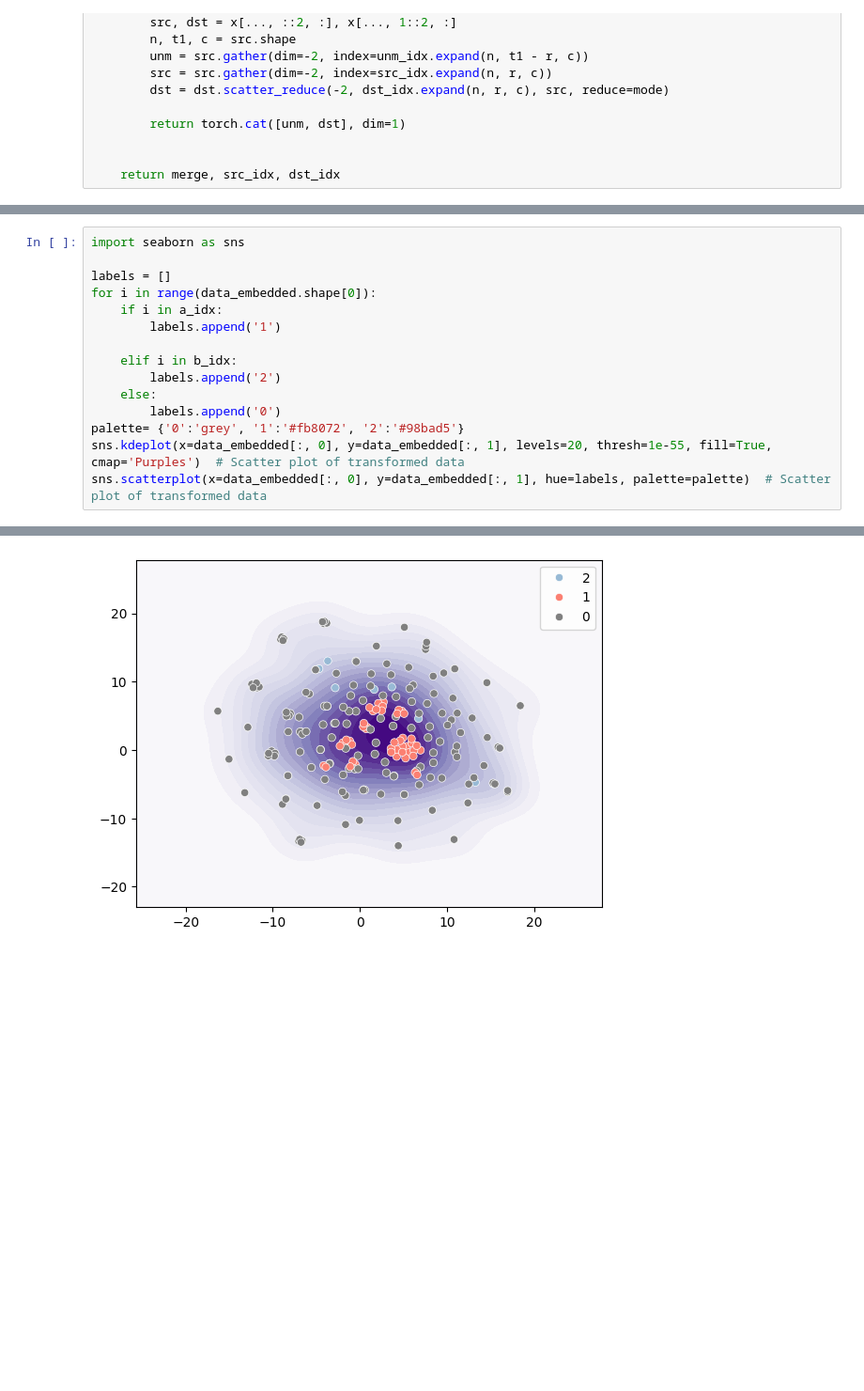
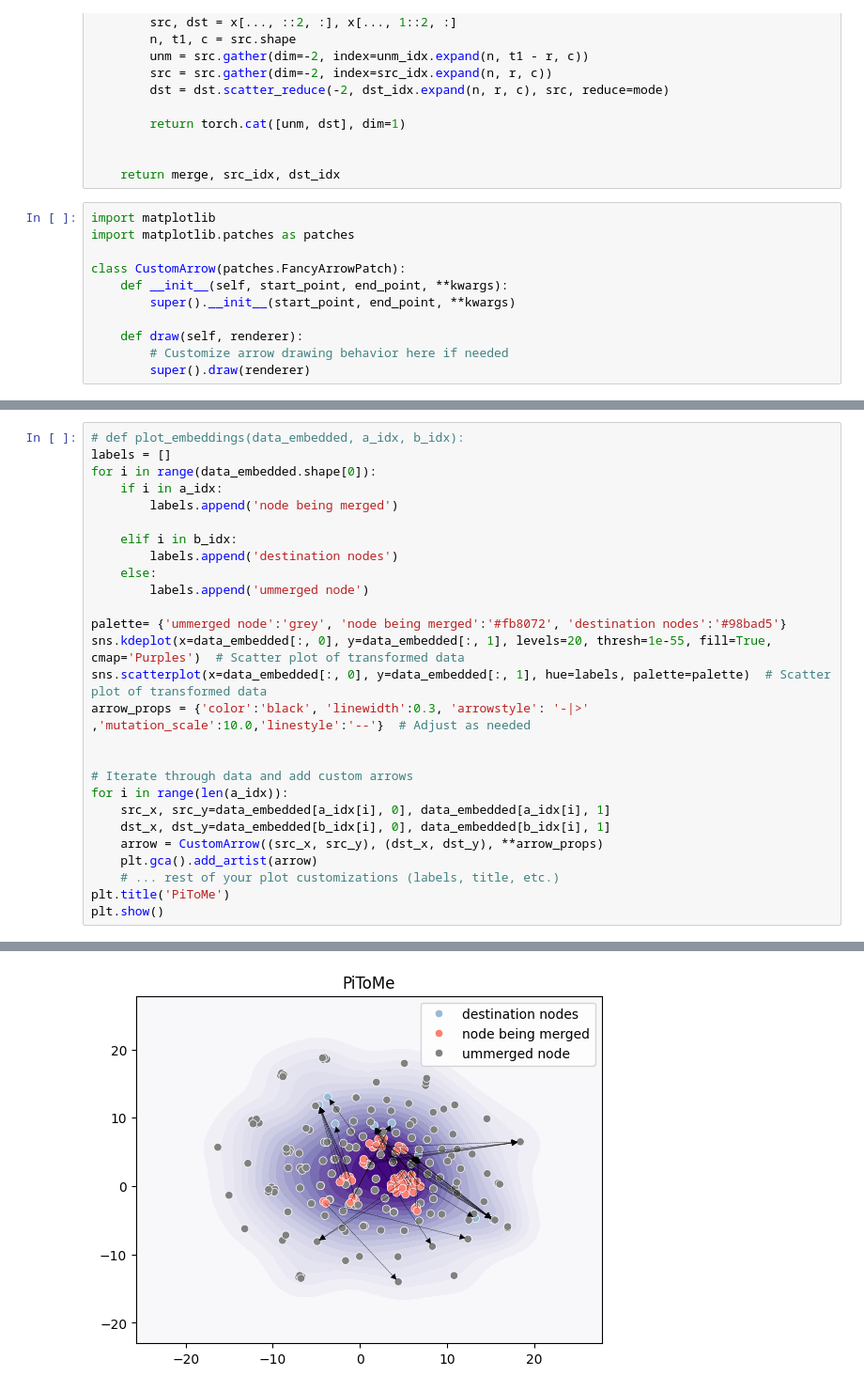
Before and after one commit to hchautran/PiToMe, a Jupyter notebook: bert.ipynb, the cells around one changed output, grey strips where cells are left out. Shown at 94% size. Drawn from its saved outputs; the diff is of its cells as text; blank space fills up the shorter version.

```diff
--- a/bert.ipynb
+++ b/bert.ipynb
@@ -222,6 +222,17 @@ def bipartite_soft_matching(
 
 
     return merge, src_idx, dst_idx
+# %%
+import matplotlib
+import matplotlib.patches as patches
+
+class CustomArrow(patches.FancyArrowPatch):
+    def __init__(self, start_point, end_point, **kwargs):
+        super().__init__(start_point, end_point, **kwargs)
+
+    def draw(self, renderer):
+        # Customize arrow drawing behavior here if needed
+        super().draw(renderer)
 # %%
 import torch
 from sklearn.manifold import TSNE  # For t-SNE dimensionality reduction
@@ -239,16 +256,28 @@ data_embedded = tsne.fit_transform(data)
 # %%
-import seaborn as sns
-
+# def plot_embeddings(data_embedded, a_idx, b_idx):
 labels = []
 for i in range(data_embedded.shape[0]):
     if i in a_idx:
-        labels.append('1')
+        labels.append('node being merged')
 
     elif i in b_idx:
-        labels.append('2')
+        labels.append('destination nodes')
     else:
-        labels.append('0')
-palette= {'0':'grey', '1':'#fb8072', '2':'#98bad5'}
+        labels.append('ummerged node')
+
+palette= {'ummerged node':'grey', 'node being merged':'#fb8072', 'destination nodes':'#98bad5'}
 sns.kdeplot(x=data_embedded[:, 0], y=data_embedded[:, 1], levels=20, thresh=1e-55, fill=True, cmap='Purples')  # Scatter plot of transformed data
 sns.scatterplot(x=data_embedded[:, 0], y=data_embedded[:, 1], hue=labels, palette=palette)  # Scatter plot of transformed data
+arrow_props = {'color':'black', 'linewidth':0.3, 'arrowstyle': '-|>' ,'mutation_scale':10.0,'linestyle':'--'}  # Adjust as needed
+
+
+# Iterate through data and add custom arrows
+for i in range(len(a_idx)):
+    src_x, src_y=data_embedded[a_idx[i], 0], data_embedded[a_idx[i], 1]
+    dst_x, dst_y=data_embedded[b_idx[i], 0], data_embedded[b_idx[i], 1]
+    arrow = CustomArrow((src_x, src_y), (dst_x, dst_y), **arrow_props)
+    plt.gca().add_artist(arrow)
+    # ... rest of your plot customizations (labels, title, etc.)
+plt.title('PiToMe')
+plt.show()
 # %% [output]
@@ -256 +284 @@ sns.scatterplot(x=data_embedded[:, 0], y=data_embedded[:, 1], hue=labels, palett
-[figure, old version]
+[figure, new version]
```
Also changed, not shown: parts of 5 cells of this notebook, 2 other files.
